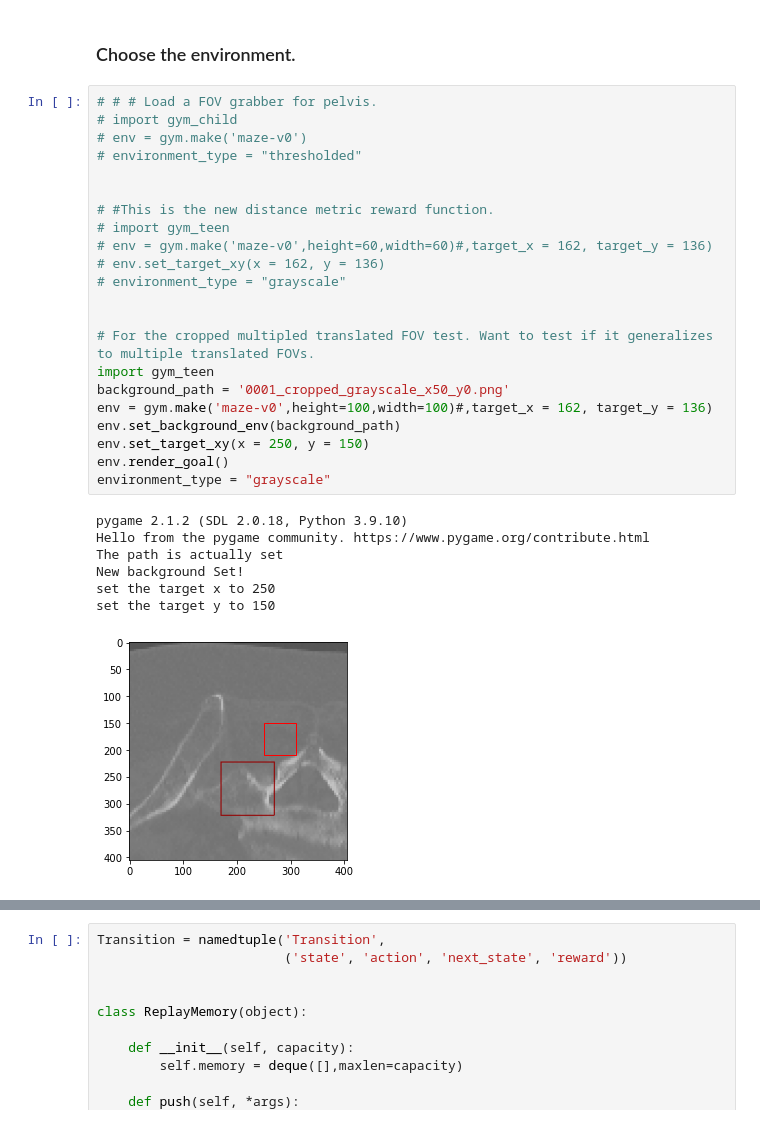
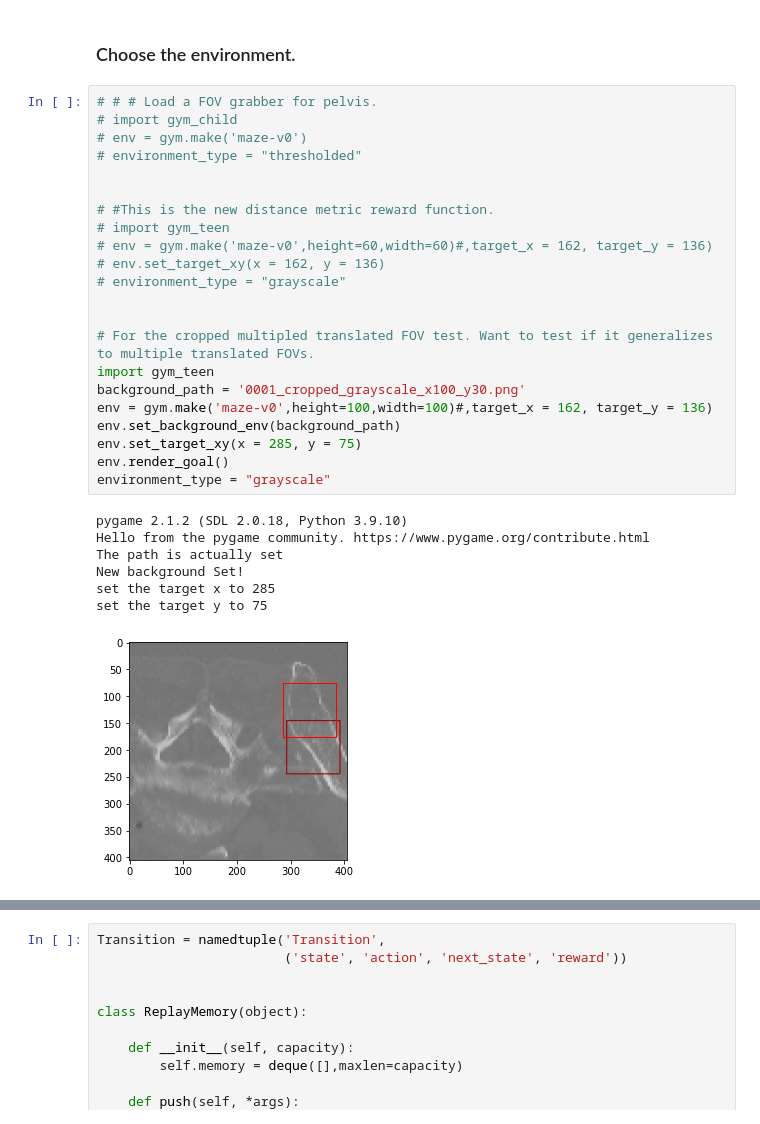
Before and after one commit to aasong113/CT_View_Planning_DeepRL, a Jupyter notebook: gym-child_thresholded_NN/Deep_Q_Learn.ipynb, the cells around one changed output, grey strips where cells are left out. Saved outputs shown, nothing was run; the diff lists cells and outputs as text.

Commit message:
added images

```diff
--- a/gym-child_thresholded_NN/Deep_Q_Learn.ipynb
+++ b/gym-child_thresholded_NN/Deep_Q_Learn.ipynb
@@ -38,30 +38,30 @@ device = torch.device("cuda" if torch.cuda.is_available() else "cpu")
 # %%
 # # # Load a FOV grabber for pelvis.
 # import gym_child
 # env = gym.make('maze-v0')
 # environment_type = "thresholded"
 
 
 # #This is the new distance metric reward function.
 # import gym_teen
 # env = gym.make('maze-v0',height=60,width=60)#,target_x = 162, target_y = 136)
 # env.set_target_xy(x = 162, y = 136)
 # environment_type = "grayscale"
 
 
 # For the cropped multipled translated FOV test. Want to test if it generalizes to multiple translated FOVs.
 import gym_teen
-background_path = '0001_cropped_grayscale_x50_y0.png'
+background_path = '0001_cropped_grayscale_x100_y30.png'
 env = gym.make('maze-v0',height=100,width=100)#,target_x = 162, target_y = 136)
 env.set_background_env(background_path)
-env.set_target_xy(x = 250, y = 150)
+env.set_target_xy(x = 285, y = 75)
 env.render_goal()
 environment_type = "grayscale"
 # %% [output]
 pygame 2.1.2 (SDL 2.0.18, Python 3.9.10)
 Hello from the pygame community. https://www.pygame.org/contribute.html
 The path is actually set
 New background Set!
-set the target x to 250
-set the target y to 150
+set the target x to 285
+set the target y to 75
-[figure, old version]
+[figure, new version]
```
Also changed, not shown: parts of 1 cell of this notebook, 17 other files.
